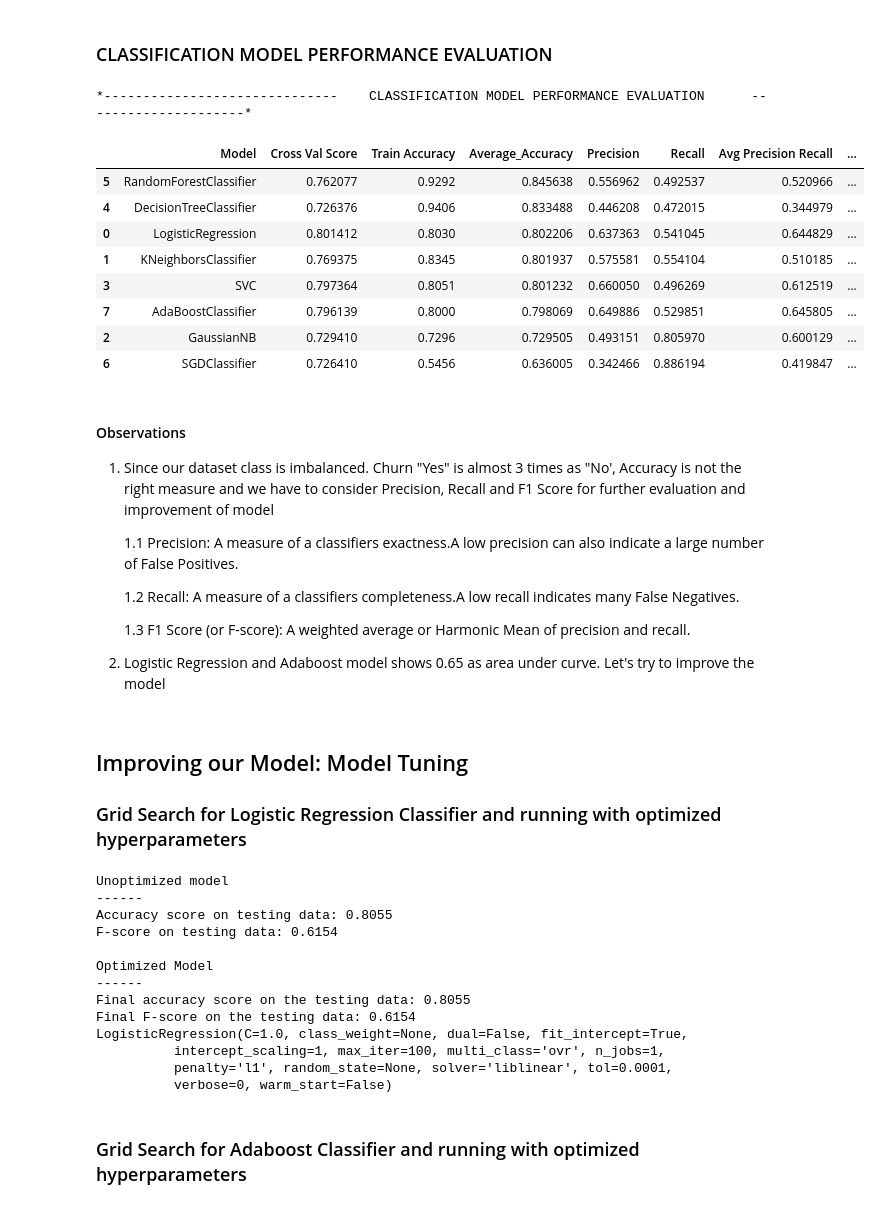
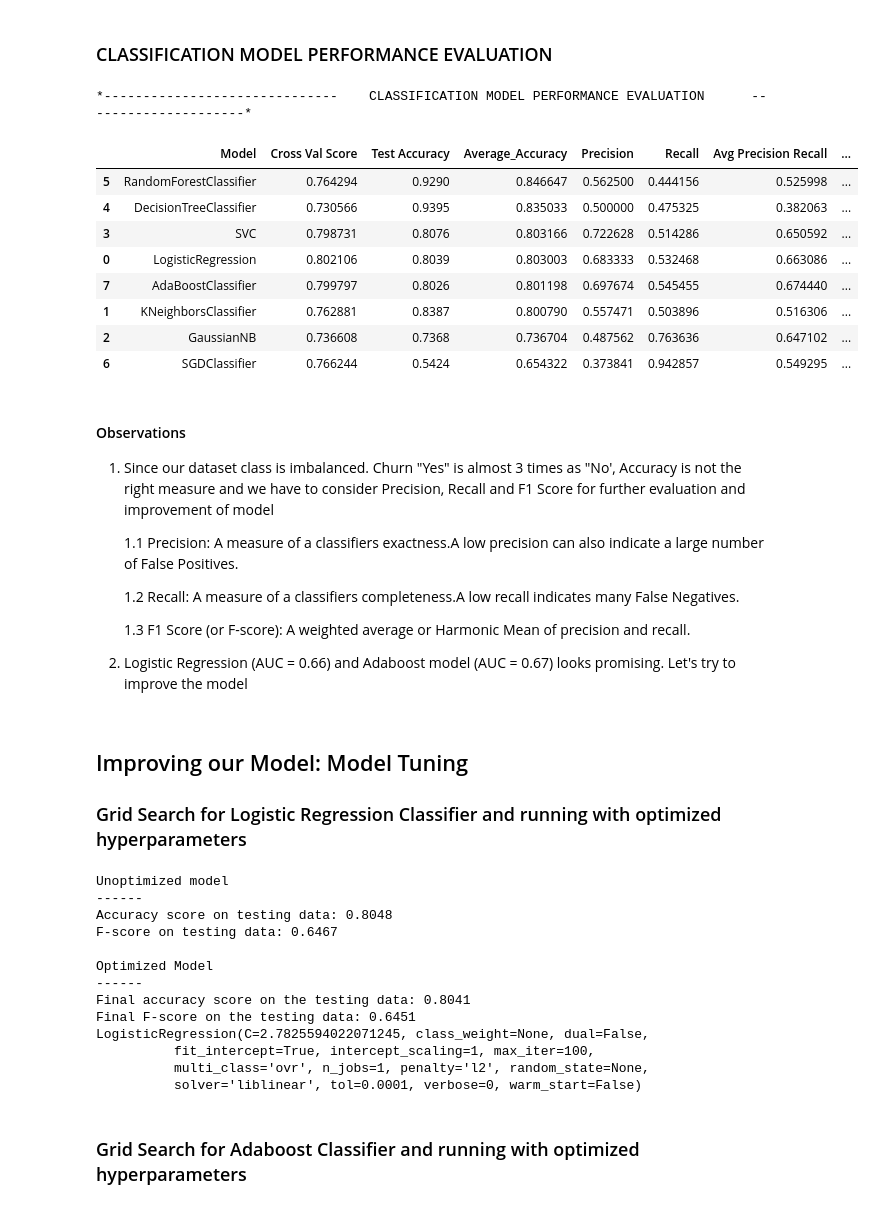
Before and after one commit to jbanerje/Data-Science-and-Machine-Learning, a Jupyter notebook: IPythonNotebook_Machine_Learning/Telco Customer Churn.ipynb, the cells around one changed output. Saved outputs shown, nothing was run; the diff lists cells and outputs as text; code cells hidden in the pictures.

Commit message:
Data Machine and Machine Learning 09.19.2018

```diff
--- a/IPythonNotebook_Machine_Learning/Telco Customer Churn.ipynb
+++ b/IPythonNotebook_Machine_Learning/Telco Customer Churn.ipynb
@@ -757,6 +784,6 @@ X = datset_churn.iloc[:,1:16].values # Feature Variable
 y = datset_churn.iloc[:,16].values # Target Variable
 
 #Dividing data into test & train splitting 70% data for training anf 30% for test
-X_train, X_test, y_train, y_test = train_test_split(X, y, test_size=0.30)
+X_train, X_test, y_train, y_test = train_test_split(X, y, test_size=0.20)
 print('There are {} samples in the training set and {} samples in the test set'.format(X_train.shape[0], X_test.shape[0]))
 # %% [output]
@@ -899,30 +930,30 @@ Average precision-recall score: 0.600
 # %%
 #Creating pandas dataframe with Model and corresponding accuracy
 #accuracy_df = pd.DataFrame({'Model':classifier_model_list , 'Test Accuracy':classifier_accuracy_test, 'Train Accuracy' :classifier_accuracy_train , 'Precision':precisionscore, 'Recall':recallscore ,'F1 Score':f1score},index=None)
-accuracy_df = pd.DataFrame({'Model':classifier_model_list , 'Cross Val Score':cv_score, 'Train Accuracy' :classifier_accuracy_train , 'Precision':precisionscore, 'Recall':recallscore ,'Avg Precision Recall':avg_pre_rec_score ,'F1 Score':f1score})
+accuracy_df = pd.DataFrame({'Model':classifier_model_list , 'Cross Val Score':cv_score, 'Test Accuracy' :classifier_accuracy_train , 'Precision':precisionscore, 'Recall':recallscore ,'Avg Precision Recall':avg_pre_rec_score ,'F1 Score':f1score})
 
 # Calculating Average Accuracy = (Test + Train)/2
-accuracy_df['Average_Accuracy'] =  (accuracy_df['Cross Val Score'] + accuracy_df['Train Accuracy'] )/ 2
+accuracy_df['Average_Accuracy'] =  (accuracy_df['Cross Val Score'] + accuracy_df['Test Accuracy'] )/ 2
 
 #Arranging the Columns
 print("\n*------------------------------    CLASSIFICATION MODEL PERFORMANCE EVALUATION      ---------------------*\n")
-accuracy_df = accuracy_df[['Model','Cross Val Score', 'Train Accuracy', 'Average_Accuracy','Precision', 'Recall','Avg Precision Recall','F1 Score']]  # This will arrange the columns in the order we want
+accuracy_df = accuracy_df[['Model','Cross Val Score', 'Test Accuracy', 'Average_Accuracy','Precision', 'Recall','Avg Precision Recall','F1 Score']]  # This will arrange the columns in the order we want
 
 #Sorting the Columns based on Average Accuracy
 accuracy_df.sort_values('Average_Accuracy', axis=0, ascending=False, inplace=True) # Sorting the data with highest accuracy in the top
 accuracy_df
 #accuracy_df.transpose()
 # %% [output]
 *------------------------------    CLASSIFICATION MODEL PERFORMANCE EVALUATION      ---------------------*
-|  | Model | Cross Val Score | Train Accuracy | Average_Accuracy | Precision | Recall | Avg Precision Recall | ... |
-| 5 | RandomForestClassifier | 0.762077 | 0.9292 | 0.845638 | 0.556962 | 0.492537 | 0.520966 | ... |
-| 4 | DecisionTreeClassifier | 0.726376 | 0.9406 | 0.833488 | 0.446208 | 0.472015 | 0.344979 | ... |
-| 0 | LogisticRegression | 0.801412 | 0.8030 | 0.802206 | 0.637363 | 0.541045 | 0.644829 | ... |
-| 1 | KNeighborsClassifier | 0.769375 | 0.8345 | 0.801937 | 0.575581 | 0.554104 | 0.510185 | ... |
-| 3 | SVC | 0.797364 | 0.8051 | 0.801232 | 0.660050 | 0.496269 | 0.612519 | ... |
-| 7 | AdaBoostClassifier | 0.796139 | 0.8000 | 0.798069 | 0.649886 | 0.529851 | 0.645805 | ... |
-| 2 | GaussianNB | 0.729410 | 0.7296 | 0.729505 | 0.493151 | 0.805970 | 0.600129 | ... |
-| 6 | SGDClassifier | 0.726410 | 0.5456 | 0.636005 | 0.342466 | 0.886194 | 0.419847 | ... |
+|  | Model | Cross Val Score | Test Accuracy | Average_Accuracy | Precision | Recall | Avg Precision Recall | ... |
+| 5 | RandomForestClassifier | 0.764294 | 0.9290 | 0.846647 | 0.562500 | 0.444156 | 0.525998 | ... |
+| 4 | DecisionTreeClassifier | 0.730566 | 0.9395 | 0.835033 | 0.500000 | 0.475325 | 0.382063 | ... |
+| 3 | SVC | 0.798731 | 0.8076 | 0.803166 | 0.722628 | 0.514286 | 0.650592 | ... |
+| 0 | LogisticRegression | 0.802106 | 0.8039 | 0.803003 | 0.683333 | 0.532468 | 0.663086 | ... |
+| 7 | AdaBoostClassifier | 0.799797 | 0.8026 | 0.801198 | 0.697674 | 0.545455 | 0.674440 | ... |
+| 1 | KNeighborsClassifier | 0.762881 | 0.8387 | 0.800790 | 0.557471 | 0.503896 | 0.516306 | ... |
+| 2 | GaussianNB | 0.736608 | 0.7368 | 0.736704 | 0.487562 | 0.763636 | 0.647102 | ... |
+| 6 | SGDClassifier | 0.766244 | 0.5424 | 0.654322 | 0.373841 | 0.942857 | 0.549295 | ... |
 # %% [markdown]
 #### Observations
 
@@ -934,7 +965,7 @@ accuracy_df
 
     1.3 F1 Score (or F-score): A weighted average or Harmonic Mean of precision and recall.
 
-2. Logistic Regression and Adaboost model shows 0.65 as area under curve. Let's try to improve the model
+2. Logistic Regression (AUC = 0.66) and Adaboost model (AUC = 0.67) looks promising. Let's try to improve the model
 # %% [markdown]
 ## Improving our Model: Model Tuning
 ### Grid Search for Logistic Regression Classifier and running with optimized hyperparameters
@@ -982,17 +1013,17 @@ print (best_clf)
 # %% [output]
 Unoptimized model
 ------
-Accuracy score on testing data: 0.8055
-F-score on testing data: 0.6154
+Accuracy score on testing data: 0.8048
+F-score on testing data: 0.6467
 
 Optimized Model
 ------
-Final accuracy score on the testing data: 0.8055
-Final F-score on the testing data: 0.6154
-LogisticRegression(C=1.0, class_weight=None, dual=False, fit_intercept=True,
-          intercept_scaling=1, max_iter=100, multi_class='ovr', n_jobs=1,
-          penalty='l1', random_state=None, solver='liblinear', tol=0.0001,
-          verbose=0, warm_start=False)
+Final accuracy score on the testing data: 0.8041
+Final F-score on the testing data: 0.6451
+LogisticRegression(C=2.7825594022071245, class_weight=None, dual=False,
+          fit_intercept=True, intercept_scaling=1, max_iter=100,
+          multi_class='ovr', n_jobs=1, penalty='l2', random_state=None,
+          solver='liblinear', tol=0.0001, verbose=0, warm_start=False)
 # %% [markdown]
 ### Grid Search for Adaboost Classifier and running with optimized hyperparameters
 # %%
```
Also changed, not shown: parts of 42 cells of this notebook.
